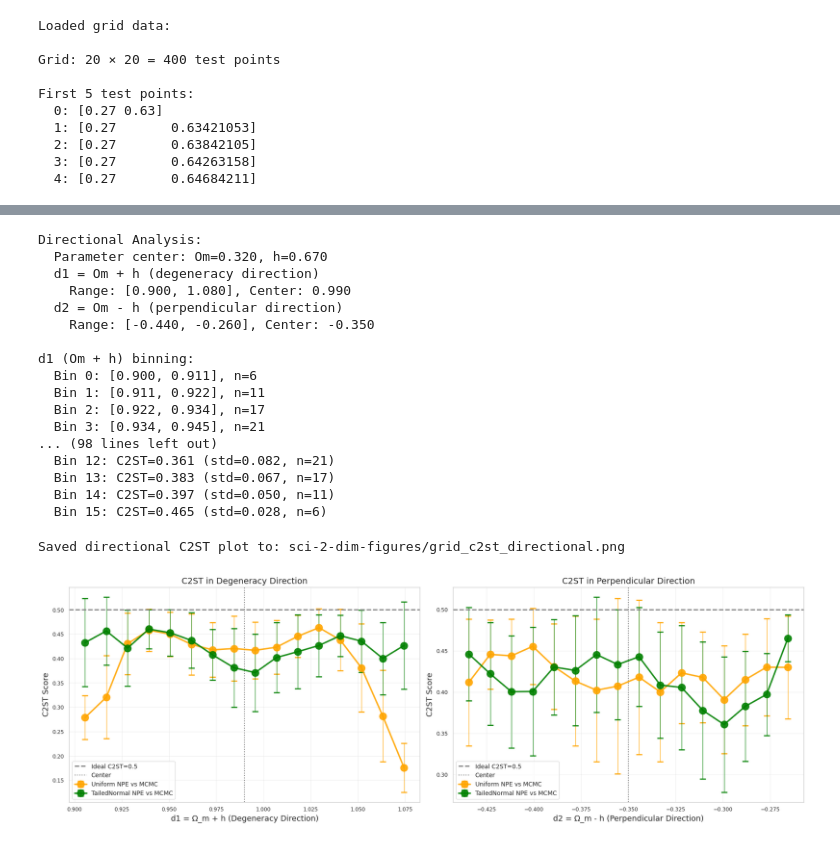
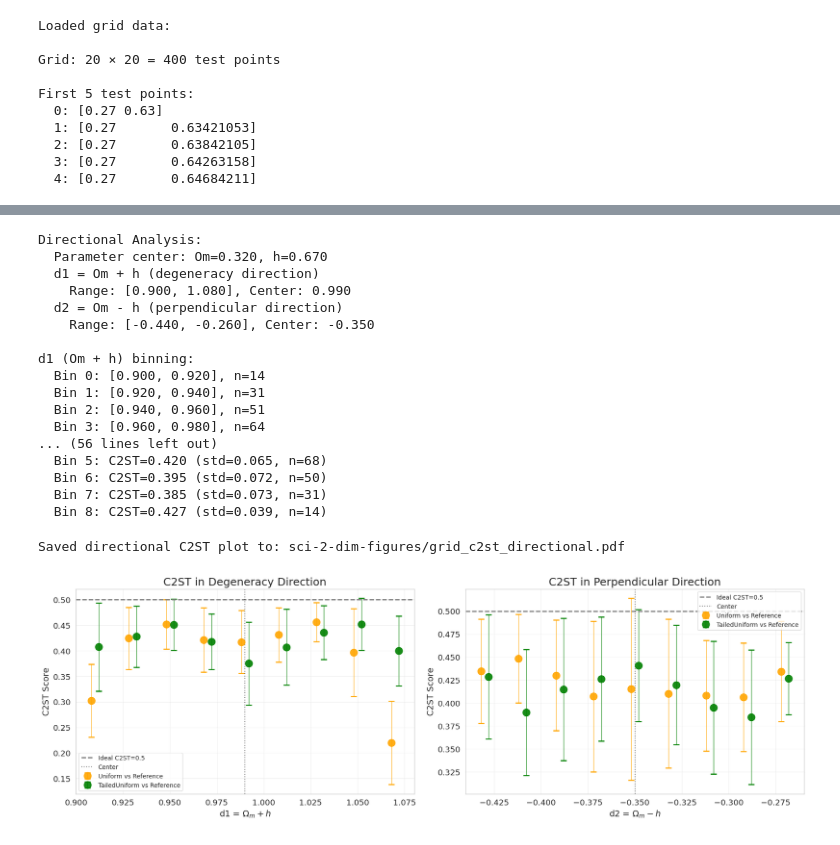
Before and after one commit to chaipattira/tailed-uniform-sbi, a Jupyter notebook: notebooks/sci-2-dim-inference.ipynb, the cells around one changed output, grey strips where cells are left out. Cells and saved outputs as stored; diff of their text form; code cells hidden in the pictures.

```diff
--- a/notebooks/sci-2-dim-inference.ipynb
+++ b/notebooks/sci-2-dim-inference.ipynb
@@ -913,7 +827,7 @@ First 5 test points:
 
 npe_sample_files = {
     'Uniform_NPE': f'{mcmc_folder_grid}/uniform_npe_samples.npy',
-    'TailedNormal_NPE': f'{mcmc_folder_grid}/tailednormal_npe_samples.npy'
+    'TailedUniform_NPE': f'{mcmc_folder_grid}/taileduniform_npe_samples.npy'
 }
 
 # Check if files exist
@@ -933,7 +847,7 @@ else:
     # Evaluate NPE models on grid
     posterior_dict_grid = {
         'Uniform_NPE': posterior_ensemble_old,
-        'TailedNormal_NPE': posterior_ensemble
+        'TailedUniform_NPE': posterior_ensemble
     }
 
     n_posterior_samples_grid = 8000
@@ -948,6 +862,9 @@ else:
     print(f"Results:")
     for method, samples in npe_results_grid.items():
         print(f"  {method}: {samples.shape}")
+
+    # Save NPE grid samples to disk
+    rect_evaluator.save_npe_samples(npe_results_grid, mcmc_folder_grid)
 # %% [output]
 NPE samples already exist on disk. Loading from files...
   Loaded Uniform_NPE: (400, 8000, 2)
@@ -1169,14 +992,14 @@ Number of points where:
 # %%
 # Compute directional distances for degeneracy analysis
 
-def compute_directional_c2st(mcmc_samples, npe_results, test_points, n_bins=10):
+def compute_directional_c2st(reference_samples, npe_results, test_points, n_bins=10):
     """
     Compute C2ST scores along two directions:
     - d1 = Om + h (degeneracy direction)
     - d2 = Om - h (perpendicular direction)
 
     Args:
-        mcmc_samples: (n_points, n_mcmc_samples, 2) MCMC samples
+        reference_samples: (n_points, n_reference_samples, 2) Reference samples
         npe_results: Dictionary of NPE samples {name: (n_points, n_samples, 2)}
         test_points: (n_points, 2) array of test points [Om, h]
         n_bins: Number of bins for each direction
@@ -1230,11 +1053,11 @@ def compute_directional_c2st(mcmc_samples, npe_results, test_points, n_bins=10):
             })
             print(f"  Bin {i}: [{bin_edges[i]:.3f}, {bin_edges[i+1]:.3f}], n={len(indices)}")
 
-        # Compute C2ST for each method vs MCMC
+        # Compute C2ST for each method vs Reference
         c2st_results = {}
 
         for method in methods:
-            comparison_name = f"MCMC_vs_{method}"
+            comparison_name = f"Reference_vs_{method}"
             c2st_by_bin = []
             c2st_std_by_bin = []  # Store standard deviations
 
@@ -1247,7 +1070,7 @@ def compute_directional_c2st(mcmc_samples, npe_results, test_points, n_bins=10):
 
                 c2st_values = []
                 for idx in group['indices']:
-                    c2st_val = rect_evaluator.c2st(mcmc_samples[idx], npe_results[method][idx])
+                    c2st_val = rect_evaluator.c2st(reference_samples[idx], npe_results[method][idx])
                     c2st_values.append(c2st_val)
 
                 c2st_by_bin.append(np.mean(c2st_values))
@@ -1286,7 +1109,7 @@ def compute_directional_c2st(mcmc_samples, npe_results, test_points, n_bins=10):
     }
 
 # Compute directional C2ST
-n_directional_bins = 16
+n_directional_bins = 9
 directional_results = compute_directional_c2st(
     mcmc_samples_grid,
     npe_results_grid,
@@ -1302,40 +1125,49 @@ Directional Analysis:
     Range: [-0.440, -0.260], Center: -0.350
 
 d1 (Om + h) binning:
-  Bin 0: [0.900, 0.911], n=6
-  Bin 1: [0.911, 0.922], n=11
-  Bin 2: [0.922, 0.934], n=17
-  Bin 3: [0.934, 0.945], n=21
-... (98 lines left out)
-  Bin 12: C2ST=0.361 (std=0.082, n=21)
-  Bin 13: C2ST=0.383 (std=0.067, n=17)
-  Bin 14: C2ST=0.397 (std=0.050, n=11)
-  Bin 15: C2ST=0.465 (std=0.028, n=6)
+  Bin 0: [0.900, 0.920], n=14
+  Bin 1: [0.920, 0.940], n=31
+  Bin 2: [0.940, 0.960], n=51
+  Bin 3: [0.960, 0.980], n=64
+... (56 lines left out)
+  Bin 5: C2ST=0.420 (std=0.065, n=68)
+  Bin 6: C2ST=0.395 (std=0.072, n=50)
+  Bin 7: C2ST=0.385 (std=0.073, n=31)
+  Bin 8: C2ST=0.427 (std=0.039, n=14)
 # %%
 # Plot directional C2ST results with error bars
 fig, axes = plt.subplots(1, 2, figsize=(18, 6))
 
 directions = ['d1', 'd2']
-direction_labels = ['d1 = Ω_m + h (Degeneracy Direction)', 'd2 = Ω_m - h (Perpendicular Direction)']
-colors_method = {'MCMC_vs_Uniform_NPE': 'orange', 'MCMC_vs_TailedNormal_NPE': 'green'}
-labels_method = {'MCMC_vs_Uniform_NPE': 'Uniform NPE vs MCMC', 'MCMC_vs_TailedNormal_NPE': 'TailedNormal NPE vs MCMC'}
+direction_labels = ['d1 = $\\Omega_m + h$', 'd2 = $\\Omega_m - h$']
+title_labels = ['Degeneracy Direction', 'Perpendicular Direction']
+colors_method = {'Reference_vs_Uniform_NPE': 'orange', 'Reference_vs_TailedUniform_NPE': 'green'}
+labels_method = {'Reference_vs_Uniform_NPE': 'Uniform vs Reference', 'Reference_vs_TailedUniform_NPE': 'TailedUniform vs Reference'}
 
-for ax_idx, (direction, direction_label) in enumerate(zip(directions, direction_labels)):
+# Define horizontal offsets for each method
+method_names = list(colors_method.keys())
+n_methods = len(method_names)
+offsets = {method_names[0]: -0.002, method_names[1]: 0.002}  # Small horizontal offset
+
+for ax_idx, (direction, direction_label, title_label) in enumerate(zip(directions, direction_labels, title_labels)):
     ax = axes[ax_idx]
 
     # Get results for this direction
     dir_results = directional_results[direction]
     c2st_results = dir_results['c2st_results']
 
-    # Plot each method with error bars
+    # Plot each method with error bars (no connecting lines)
     for method_name, method_data in c2st_results.items():
         bin_centers = method_data['bin_centers']
         c2st_values = method_data['c2st_by_bin']
         c2st_std = method_data['c2st_std_by_bin']
 
-        # Plot line with error bars
-        ax.errorbar(bin_centers, c2st_values, yerr=c2st_std,
-                   fmt='o-', linewidth=2.5, markersize=12,
+        # Apply horizontal offset
+        bin_centers_offset = np.array(bin_centers) + offsets[method_name]
+
+        # Plot points with error bars (no line)
+        ax.errorbar(bin_centers_offset, c2st_values, yerr=c2st_std,
+                   fmt='o', linewidth=0, markersize=12,
                    color=colors_method[method_name],
                    label=labels_method[method_name],
                    capsize=5, capthick=2, elinewidth=0.9, alpha=0.9)
@@ -1348,37 +1180,37 @@ for ax_idx, (direction, direction_label) in enumerate(zip(directions, direction_
               alpha=0.5, label='Center')
 
     # Labels and formatting
-    ax.set_xlabel(direction_label, fontsize=13)
-    ax.set_ylabel('C2ST Score', fontsize=13)
-    ax.set_title(f'C2ST in {direction_label.split("(")[1][:-1]}', fontsize=14)
+    ax.set_xlabel(direction_label, fontsize=14)
+    ax.set_ylabel('C2ST Score', fontsize=14)
+    ax.set_title(f'C2ST in {title_label}', fontsize=18)
     ax.grid(True, alpha=0.3)
     ax.legend(fontsize=10, loc='best')
 
 plt.tight_layout()
 
 # Save the figure
-save_path = 'sci-2-dim-figures/grid_c2st_directional.png'
+save_path = 'sci-2-dim-figures/grid_c2st_directional.pdf'
 plt.savefig(save_path, bbox_inches='tight', dpi=150)
 print(f"\nSaved directional C2ST plot to: {save_path}")
 
 plt.show()
 
 # Print summary comparison
 
 for direction, direction_label in zip(directions, direction_labels):
     print(f"\n{direction_label}:")
     dir_results = directional_results[direction]
     c2st_results = dir_results['c2st_results']
 
     for method_name, method_data in c2st_results.items():
         c2st_values = method_data['c2st_by_bin']
         c2st_clean = c2st_values[~np.isnan(c2st_values)]
 
         print(f"  {labels_method[method_name]}:")
         print(f"    Mean: {np.mean(c2st_clean):.4f}")
         print(f"    Std:  {np.std(c2st_clean):.4f}")
         print(f"    Min:  {np.min(c2st_clean):.4f}")
         print(f"    Max:  {np.max(c2st_clean):.4f}")
 # %% [output]
-Saved directional C2ST plot to: sci-2-dim-figures/grid_c2st_directional.png
+Saved directional C2ST plot to: sci-2-dim-figures/grid_c2st_directional.pdf
-[figure, old version]
+[figure, new version]
```
Also changed, not shown: parts of 17 cells of this notebook, 4 other files.
